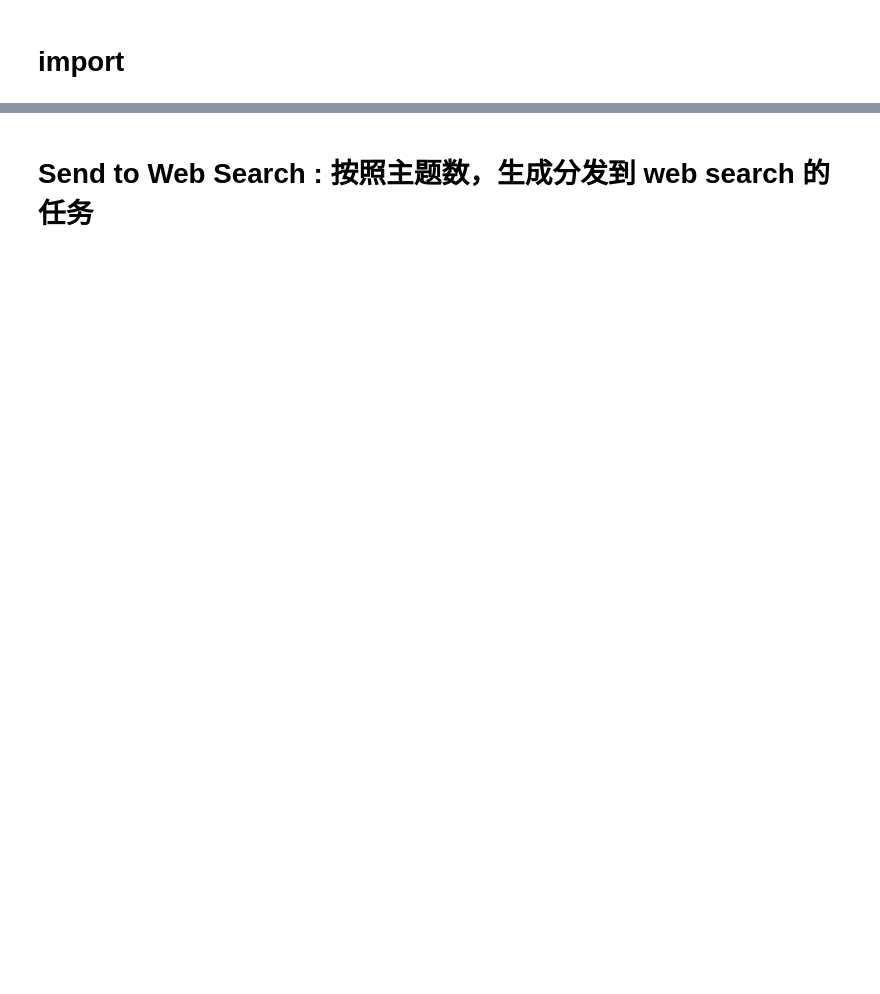
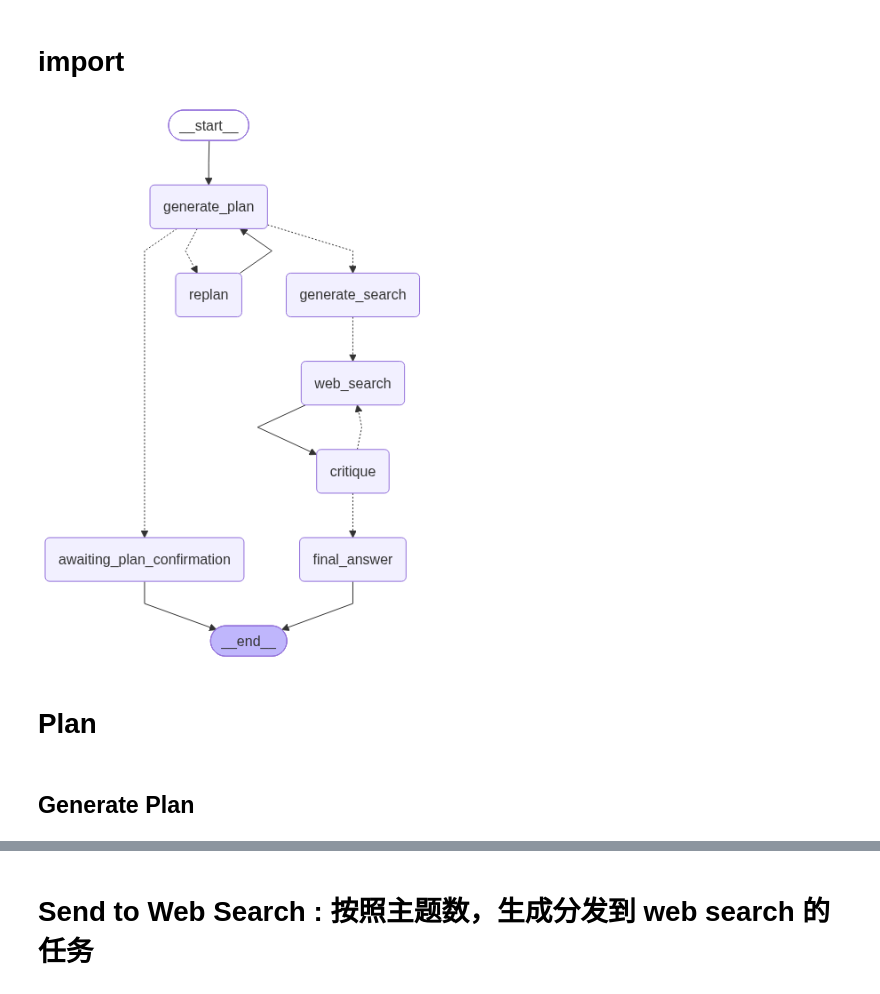
Before and after one commit to hochoy18/deep-research-case, a Jupyter notebook: backend/src/example/case20_graph_nodes.ipynb, the cells around one changed output, grey strips where cells are left out. Drawn from its saved outputs; the diff is of its cells as text; code cells hidden in the pictures; blank space fills up the shorter version.

```diff
--- a/backend/src/example/case20_graph_nodes.ipynb
+++ b/backend/src/example/case20_graph_nodes.ipynb
@@ -3,24 +3,39 @@
 # %%
 from IPython.core.display import Image
 from langchain_core.messages import HumanMessage
 from langchain_core.runnables import RunnableConfig
 from langgraph.constants import START, END
 
 from src.agent.graph import (
     GENERATE_SEARCH_NODE,
     WEB_SEARCH_NODE,
     CRITIQUE_NODE,
     FINAL_ANSWER_NODE)
 
 from src.agent.graph import (
+    generate_plan,
+    evaluate_plan,
+
+    generate_query,
     web_search,
+
     critique,
     final_answer,
-    generate_search,
+
     send_to_web_search,
-    route_evaluate
+    route_evaluate,
+
+    graph
 )
 from src.agent.configuration import Configuration
 from src.agent.state import OverallState
 from langgraph.graph import StateGraph
 from rich import print as rprint
+from IPython.display import Image, display
+display(Image(graph.get_graph().draw_mermaid_png()))
+# %% [output]
+[figure, added]
+# %% [markdown]
+# Plan
+# %% [markdown]
+## Generate Plan
```
Also changed, not shown: parts of 15 cells of this notebook, 9 other files.
